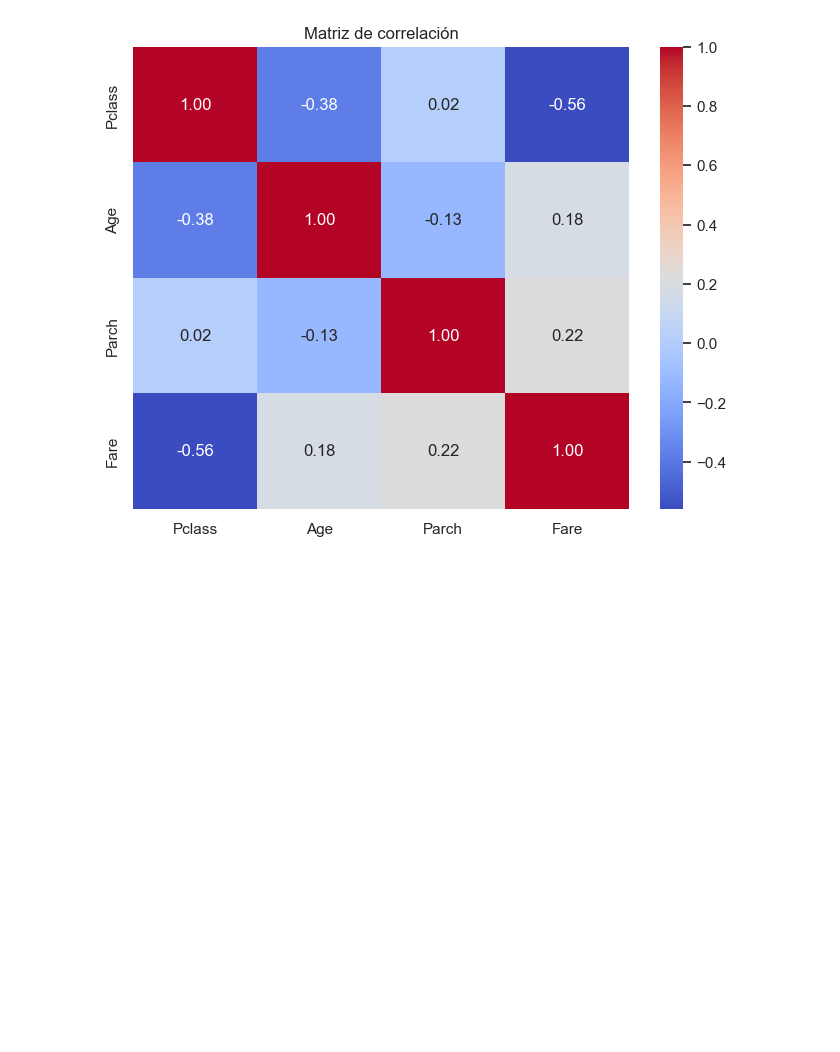
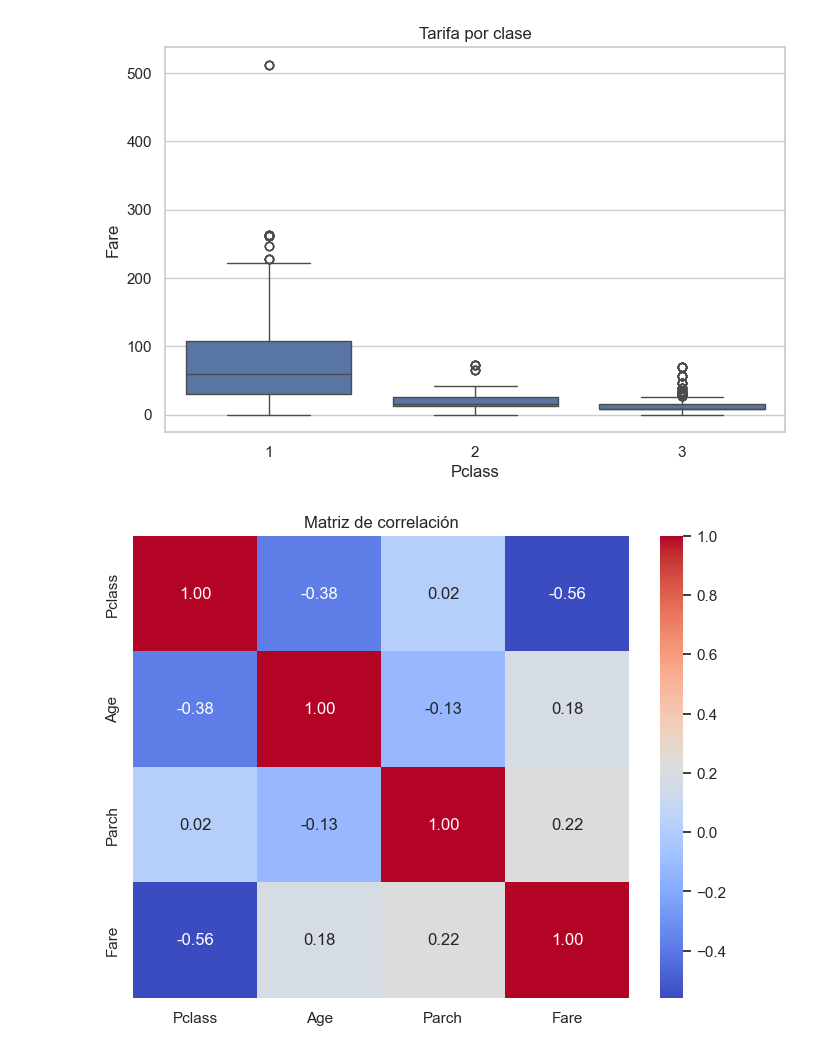
Before and after one commit to scarrascoore/Titanic_EDA, a Jupyter notebook: notebooks/01_eda_titanic.ipynb, the cells around one changed output. Drawn from its saved outputs; the diff is of its cells as text; code cells hidden in the pictures; blank space fills up the shorter version.

```diff
--- a/notebooks/01_eda_titanic.ipynb
+++ b/notebooks/01_eda_titanic.ipynb
@@ -1,3 +6,10 @@
+# %%
+plt.figure(figsize=(8, 5))
+sns.boxplot(data=df, x="Pclass", y="Fare")
+plt.title("Tarifa por clase")
+plt.show()
+# %% [output]
+[figure, added]
 # %%
 corr = df[[ "Pclass", "Age", "Parch", "Fare"]].corr(numeric_only=True)
 
```
Also changed, not shown: parts of 1 cell of this notebook.
